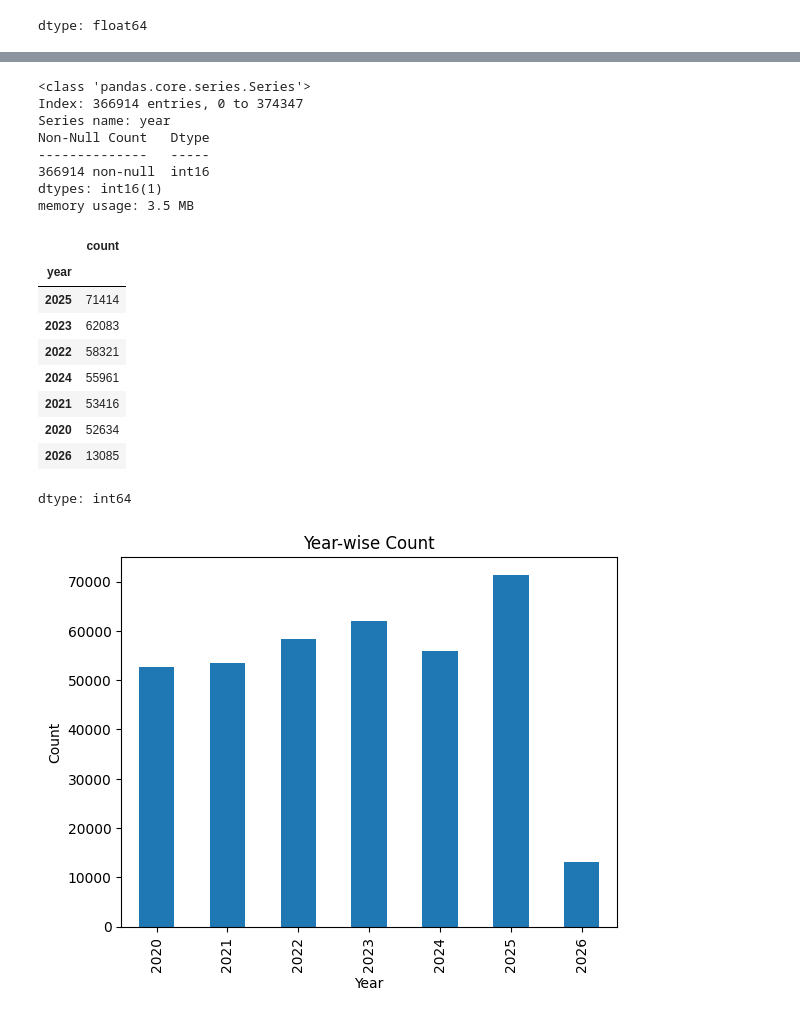
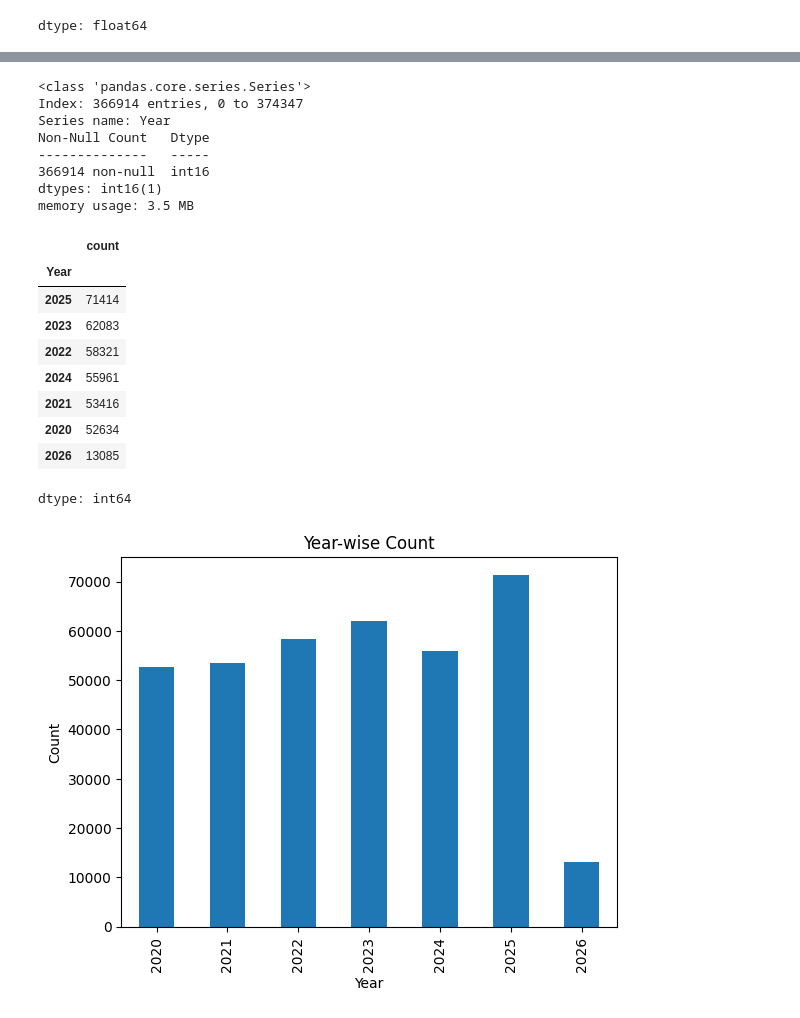
Before and after one commit to ShreshthaPandey/JOSAA-collage-predictor, a Jupyter notebook: clg_predictor.ipynb, the cells around one changed output, grey strips where cells are left out. Drawn from its saved outputs; the diff is of its cells as text; code cells hidden in the pictures.

```diff
--- a/clg_predictor.ipynb
+++ b/clg_predictor.ipynb
@@ -632,23 +626,23 @@ Data columns (total 9 columns):
 dtypes: int16(2), int32(2), object(5)
 memory usage: 21.0+ MB
 # %%
-df['year'].info()
+df['Year'].info()
 df = df.rename(columns={'year' : 'Year',
                    })
 # %% [output]
 <class 'pandas.core.series.Series'>
 Index: 366914 entries, 0 to 374347
-Series name: year
+Series name: Year
 Non-Null Count   Dtype
 --------------   -----
 366914 non-null  int16
 dtypes: int16(1)
 memory usage: 3.5 MB
 # %%
-df["year"].value_counts()
+df["Year"].value_counts()
 # %% [output]
 |  | count |
-| year |  |
+| Year |  |
 | 2025 | 71414 |
 | 2023 | 62083 |
 | 2022 | 58321 |
```
Also changed, not shown: parts of 13 cells of this notebook.
